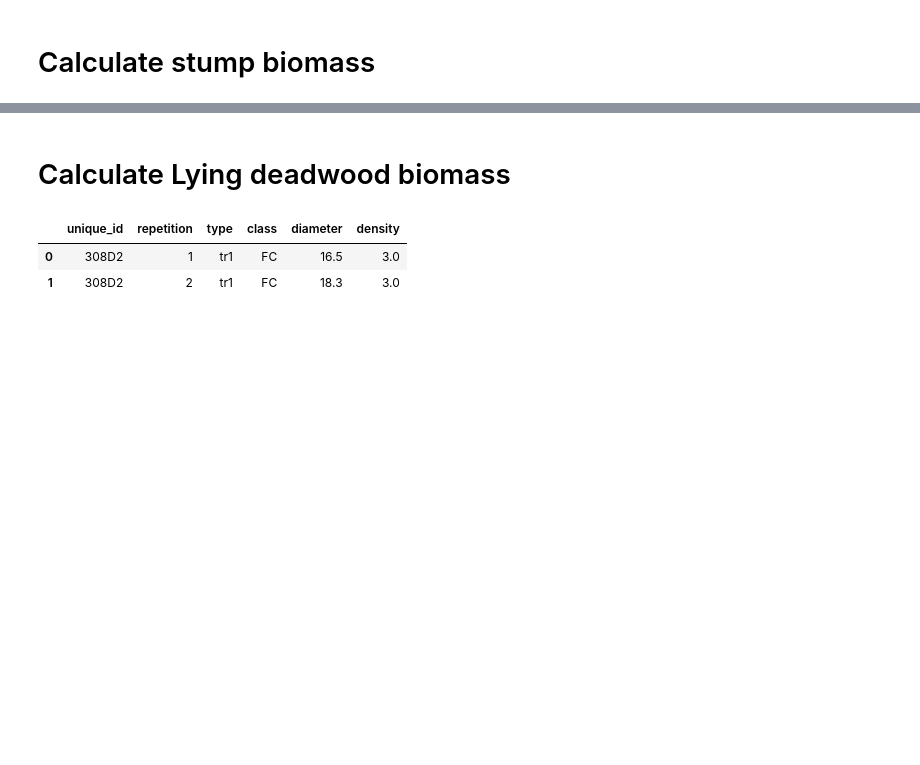
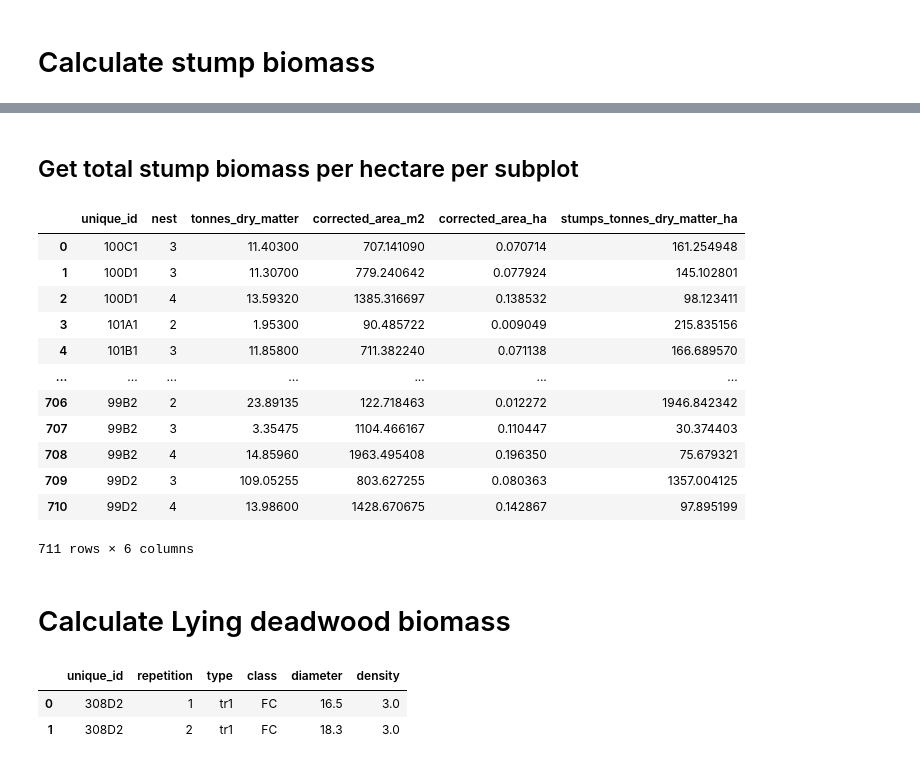
Before and after one commit to rnvllflores/ERRCalculator, a Jupyter notebook: notebooks/02_carbon_stock/03_deadwood_biomass.ipynb, the cells around one changed output, grey strips where cells are left out. Drawn from its saved outputs; the diff is of its cells as text; code cells hidden in the pictures; blank space fills up the shorter version.

```diff
--- a/notebooks/02_carbon_stock/03_deadwood_biomass.ipynb
+++ b/notebooks/02_carbon_stock/03_deadwood_biomass.ipynb
@@ -206,3 +339,43 @@ stumps.head(2)
+# %%
+# add the correct area using the unique_id and nest number
+stumps_agg["corrected_area_m2"] = stumps_agg.apply(
+    lambda x: next(
+        (
+            item["corrected_plot_area_n" + str(x["nest"]) + "_m2"]
+            for item in plot_info_subset_dict
+            if item["unique_id"] == x["unique_id"]
+        ),
+        None,
+    ),
+    axis=1,
+)
+# %%
+# convert square meters to hectares
+stumps_agg["corrected_area_ha"] = stumps_agg["corrected_area_m2"] / 10_000
+# %%
+stumps_agg = vmd0002_eq4(stumps_agg, "tonnes_dry_matter", "corrected_area_ha")
+# %%
+stumps_agg.rename(
+    columns={"tonnes_dry_matter_ha": "stumps_tonnes_dry_matter_ha"}, inplace=True
+)
+# %% [markdown]
+## Get total stump biomass per hectare per subplot
+# %%
+stumps_agg
+# %% [output]
+|  | unique_id | nest | tonnes_dry_matter | corrected_area_m2 | corrected_area_ha | stumps_tonnes_dry_matter_ha |
+| 0 | 100C1 | 3 | 11.40300 | 707.141090 | 0.070714 | 161.254948 |
+| 1 | 100D1 | 3 | 11.30700 | 779.240642 | 0.077924 | 145.102801 |
+| 2 | 100D1 | 4 | 13.59320 | 1385.316697 | 0.138532 | 98.123411 |
+| 3 | 101A1 | 2 | 1.95300 | 90.485722 | 0.009049 | 215.835156 |
+| 4 | 101B1 | 3 | 11.85800 | 711.382240 | 0.071138 | 166.689570 |
+| ... | ... | ... | ... | ... | ... | ... |
+| 706 | 99B2 | 2 | 23.89135 | 122.718463 | 0.012272 | 1946.842342 |
+| 707 | 99B2 | 3 | 3.35475 | 1104.466167 | 0.110447 | 30.374403 |
+| 708 | 99B2 | 4 | 14.85960 | 1963.495408 | 0.196350 | 75.679321 |
+| 709 | 99D2 | 3 | 109.05255 | 803.627255 | 0.080363 | 1357.004125 |
+| 710 | 99D2 | 4 | 13.98600 | 1428.670675 | 0.142867 | 97.895199 |
+711 rows × 6 columns
 # %% [markdown]
 # Calculate Lying deadwood biomass
 # %%
```
Also changed, not shown: parts of 62 cells of this notebook, 1 other file.
